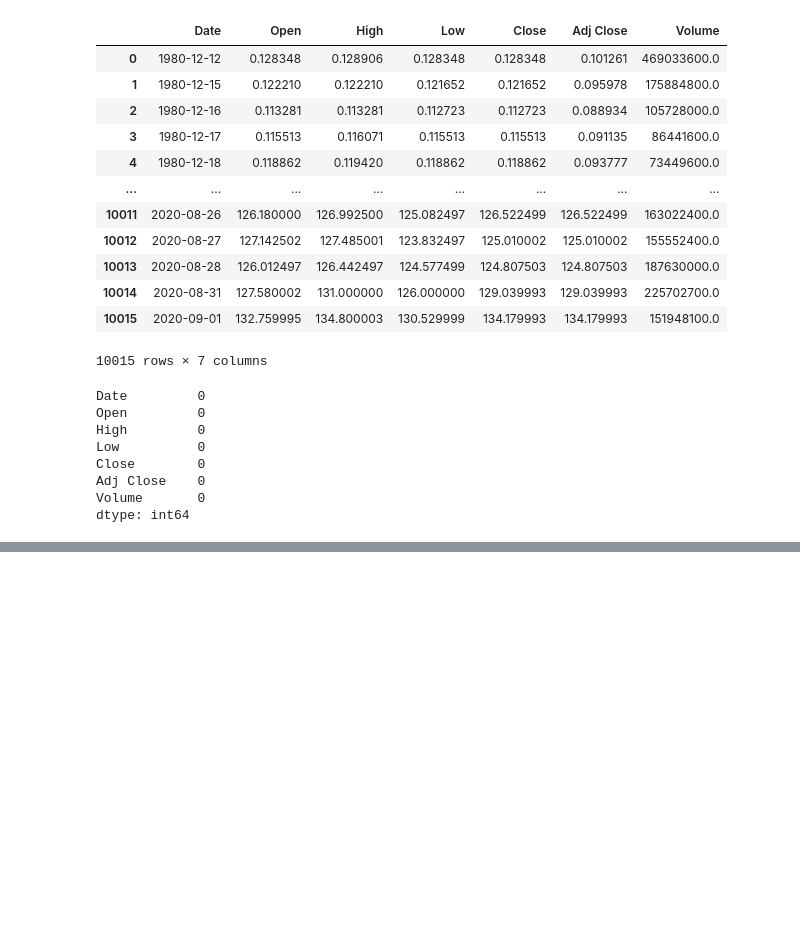
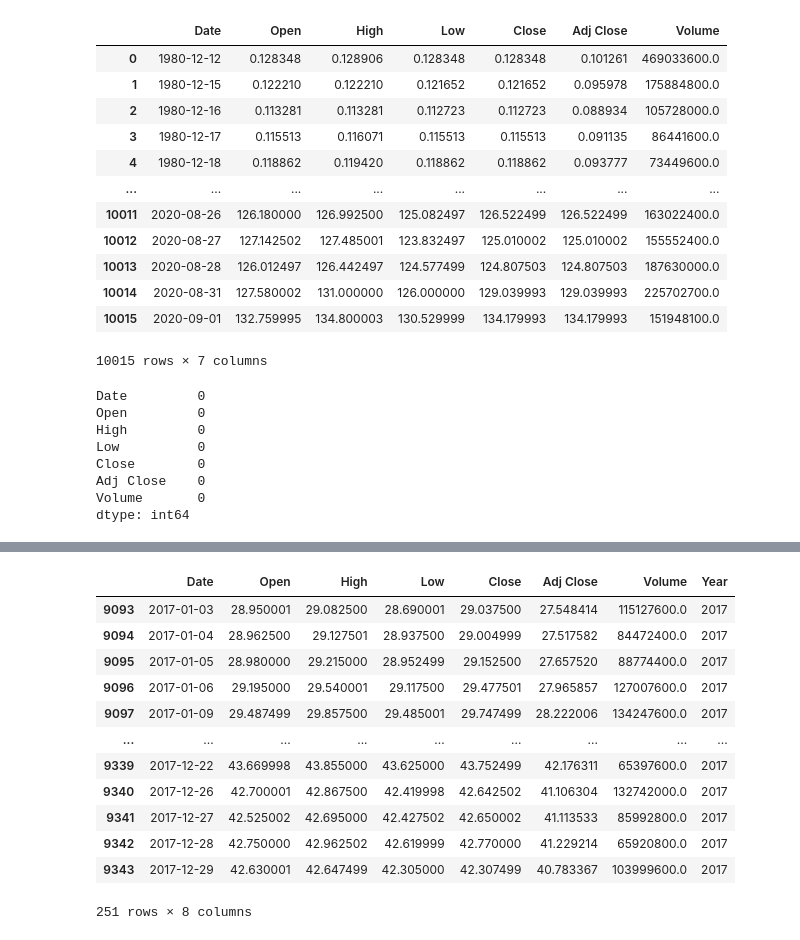
Before and after one commit to duy4nt/Data-Analysis, a Jupyter notebook: StockPriceAnalysis/Stock Price Analysis.ipynb, the cells around one changed output, grey strips where cells are left out. Saved outputs shown, nothing was run; the diff lists cells and outputs as text; code cells hidden in the pictures; blank space fills up the shorter version.

```diff
--- a/StockPriceAnalysis/Stock Price Analysis.ipynb
+++ b/StockPriceAnalysis/Stock Price Analysis.ipynb
@@ -179,0 +245,16 @@ dtype: int64
+# %%
+df_cleaned[df_cleaned['Year']==2017]
+# %% [output]
+|  | Date | Open | High | Low | Close | Adj Close | Volume | Year |
+| 9093 | 2017-01-03 | 28.950001 | 29.082500 | 28.690001 | 29.037500 | 27.548414 | 115127600.0 | 2017 |
+| 9094 | 2017-01-04 | 28.962500 | 29.127501 | 28.937500 | 29.004999 | 27.517582 | 84472400.0 | 2017 |
+| 9095 | 2017-01-05 | 28.980000 | 29.215000 | 28.952499 | 29.152500 | 27.657520 | 88774400.0 | 2017 |
+| 9096 | 2017-01-06 | 29.195000 | 29.540001 | 29.117500 | 29.477501 | 27.965857 | 127007600.0 | 2017 |
+| 9097 | 2017-01-09 | 29.487499 | 29.857500 | 29.485001 | 29.747499 | 28.222006 | 134247600.0 | 2017 |
+| ... | ... | ... | ... | ... | ... | ... | ... | ... |
+| 9339 | 2017-12-22 | 43.669998 | 43.855000 | 43.625000 | 43.752499 | 42.176311 | 65397600.0 | 2017 |
+| 9340 | 2017-12-26 | 42.700001 | 42.867500 | 42.419998 | 42.642502 | 41.106304 | 132742000.0 | 2017 |
+| 9341 | 2017-12-27 | 42.525002 | 42.695000 | 42.427502 | 42.650002 | 41.113533 | 85992800.0 | 2017 |
+| 9342 | 2017-12-28 | 42.750000 | 42.962502 | 42.619999 | 42.770000 | 41.229214 | 65920800.0 | 2017 |
+| 9343 | 2017-12-29 | 42.630001 | 42.647499 | 42.305000 | 42.307499 | 40.783367 | 103999600.0 | 2017 |
+251 rows × 8 columns
```
Also changed, not shown: parts of 14 cells of this notebook.
